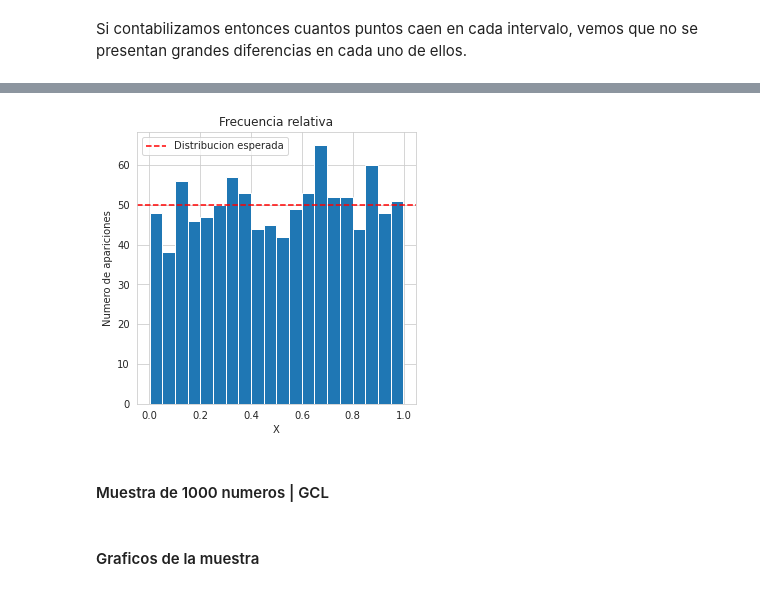
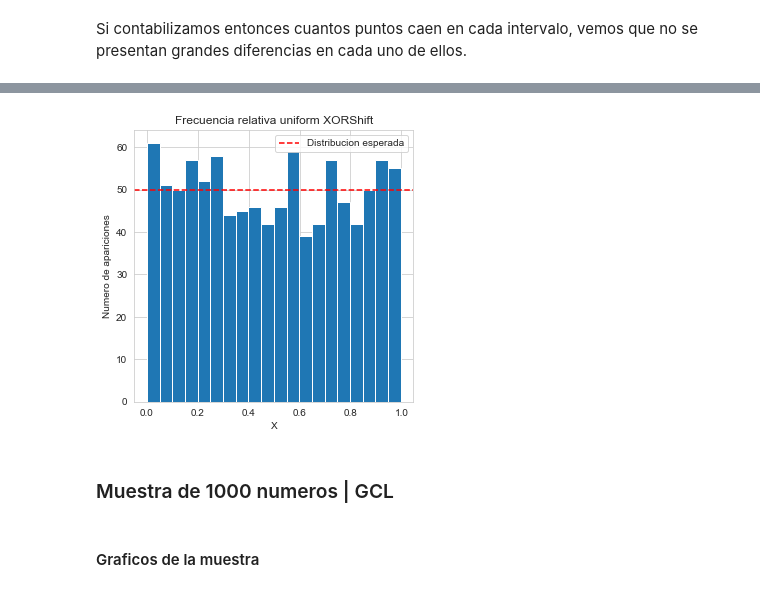
Before and after one commit to AlejandroDaneri/simulacion, a Jupyter notebook: Resolucion.ipynb, the cells around one changed output, grey strips where cells are left out. Cells and saved outputs as stored; diff of their text form; code cells hidden in the pictures.

```diff
--- a/Resolucion.ipynb
+++ b/Resolucion.ipynb
@@ -93,6 +93,4 @@ generator = XORShiftGenerator(int(time.time()))
 # %%
-generatedX = generator.generate_sample(1000)
-generatedY = generator.generate_sample(1000)
-uniform_generatedX = generator.generate_uniform_sample(1000)
-uniform_generatedY = generator.generate_uniform_sample(1000)
+generated = generator.generate_sample(1000)
+uniform_generated = generator.generate_uniform_sample(1000)
 # %%
@@ -152,26 +150,26 @@ plt.show()
 # %%
-plt.hist(uniform_generatedX,bins=20)
-plt.title('Frecuencia relativa')
+plt.hist(uniform_generated,bins=20)
+plt.title('Frecuencia relativa uniform XORShift')
 plt.ylabel("Numero de apariciones")
 plt.xlabel("X")
 plt.axhline(
     y=1000 / 20,
     xmin=0,
     xmax=1,
     color="r",
     linestyle="--",
     label="Distribucion esperada",
 )
 plt.legend()
 plt.show()
 # %% [output]
-[figure, old version]
+[figure, new version]
 # %%
 # parte entera del promedio de los padrones
 seed = int((99289 + 96453 + 100853 + 97839 )/4)
 gcl_generator = GCL(seed)
 # %% [markdown]
-#### Muestra de 1000 numeros | GCL
+### Muestra de 1000 numeros | GCL
 # %%
 gcl_generated = []
 gcl_uniform_generated = []
```
Also changed, not shown: parts of 57 cells of this notebook.
